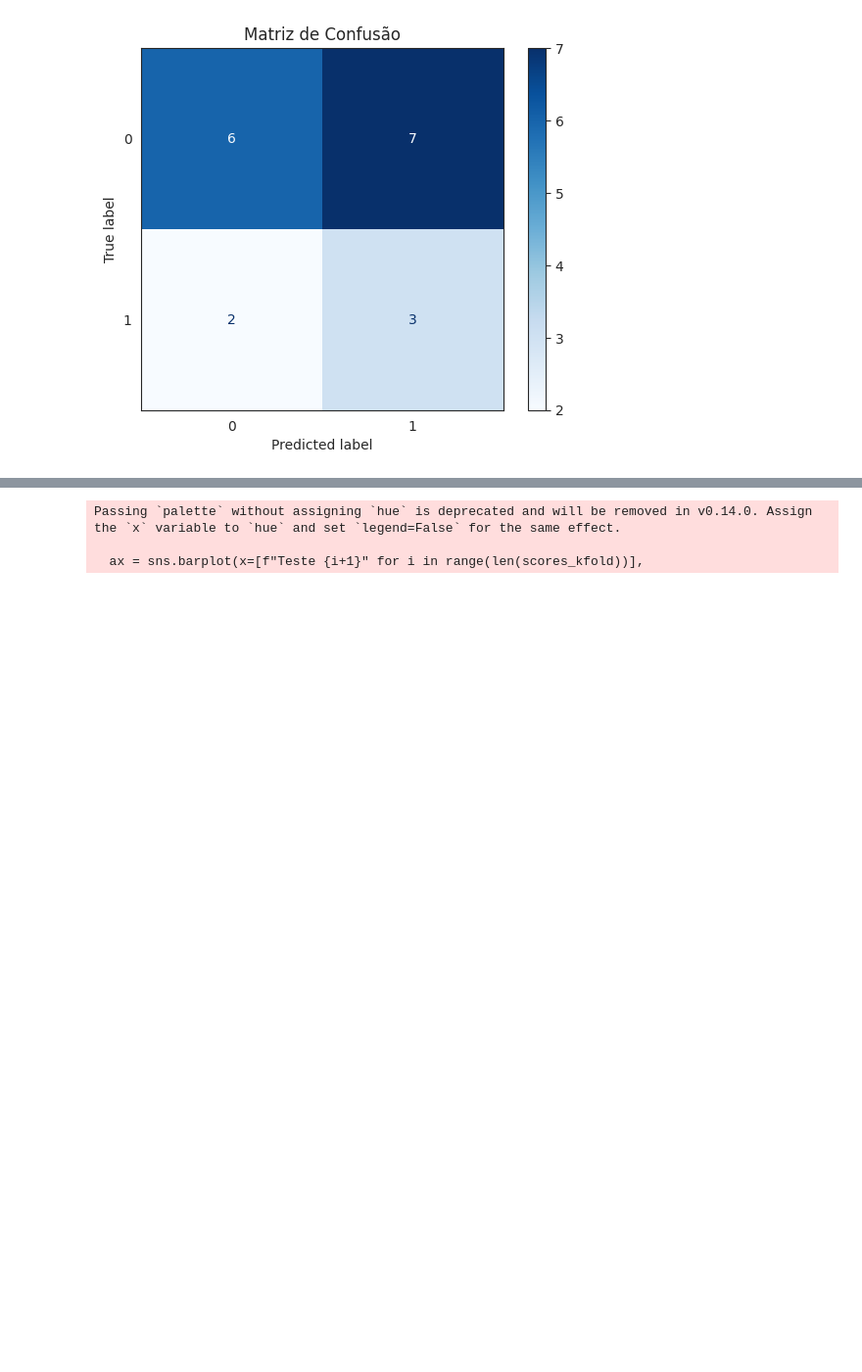
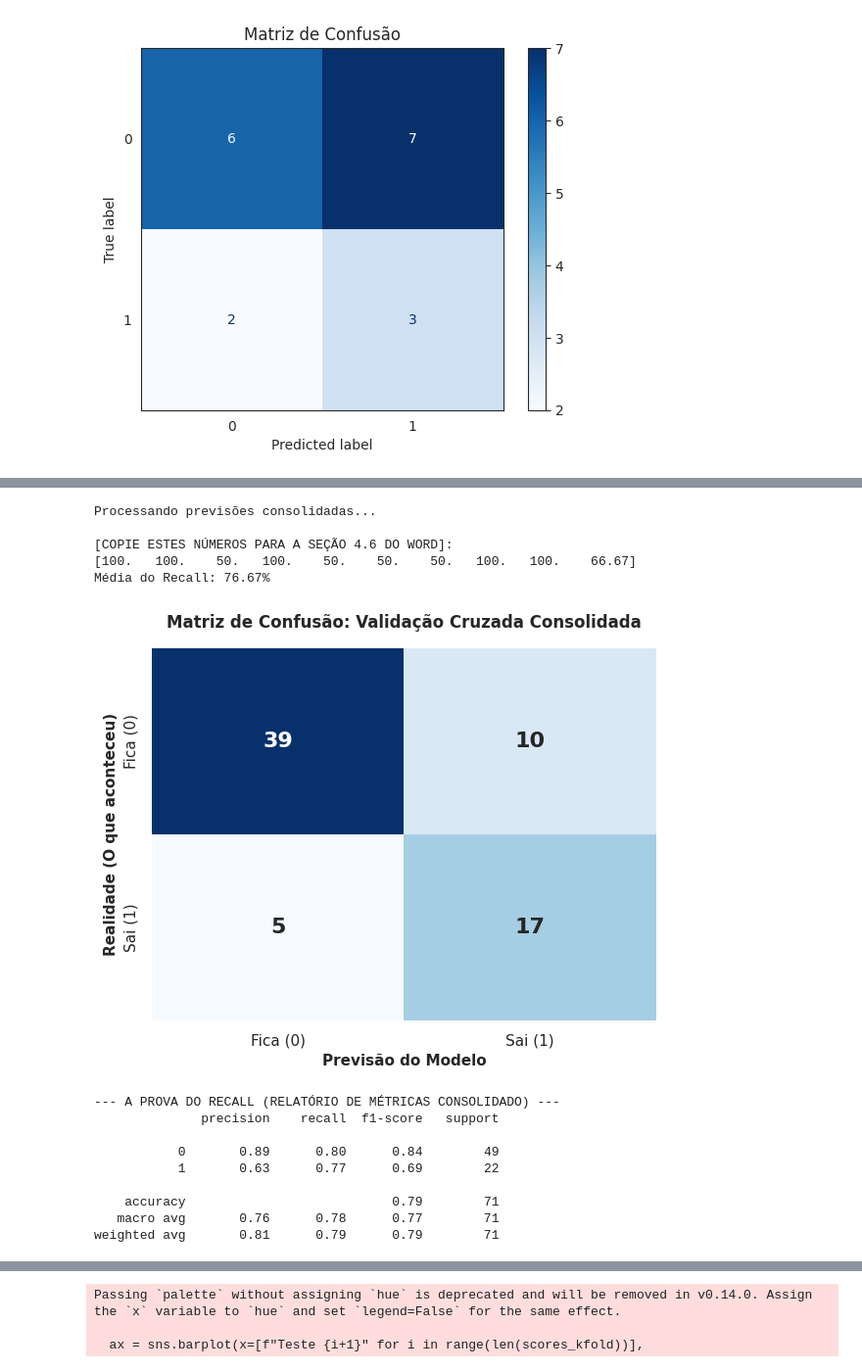
Before and after one commit to Ignowsky/EDA-Turnover, a Jupyter notebook: EDA_PA_Analytics.ipynb, the cells around one changed output, grey strips where cells are left out. Shown at 98% size. Cells and saved outputs as stored; diff of their text form; code cells hidden in the pictures; blank space fills up the shorter version.

```diff
--- a/EDA_PA_Analytics.ipynb
+++ b/EDA_PA_Analytics.ipynb
@@ -1233,0 +1289,65 @@ RELATÓRIO DA VALIDAÇÃO CRUZADA
+# %%
+import numpy as np
+import matplotlib.pyplot as plt
+import seaborn as sns
+from sklearn.model_selection import cross_val_predict, cross_val_score
+from imblearn.pipeline import Pipeline
+from sklearn.preprocessing import StandardScaler
+from imblearn.over_sampling import SMOTE
+from sklearn.linear_model import LogisticRegression
+from sklearn.metrics import classification_report, confusion_matrix
+
+# 1. Recriando o pipeline linear cravado
+pipeline_lr = Pipeline([
+    ('scaler', StandardScaler()),
+    ('smote', SMOTE(random_state=42)),
+    ('lr', LogisticRegression(class_weight='balanced', solver='liblinear', random_state=42))
+])
+
+# 2. Gerando previsões via Cross-Validation para a base INTEIRA de treino
+# Isso aqui gera a Matriz de Confusão
+print("Processando previsões consolidadas...")
+y_pred_cv = cross_val_predict(pipeline_lr, X_train, y_train, cv=10)
+
+# 3. EXTRAINDO O ARRAY DE SCORES PARA O TEXTO (AQUI ESTAVA O DETALHE)
+# Adicionamos scoring='recall' para ele medir a sensibilidade, não a acurácia
+scores_recall = cross_val_score(pipeline_lr, X_train, y_train, cv=10, scoring='recall')
+
+print("\n[COPIE ESTES NÚMEROS PARA A SEÇÃO 4.6 DO WORD]:")
+print(np.round(scores_recall * 100, 2))
+print(f"Média do Recall: {np.mean(scores_recall * 100):.2f}%")
+
+# 4. Gerando a Matriz de Confusão Global Visual
+cm_cv = confusion_matrix(y_train, y_pred_cv)
+
+fig, ax = plt.subplots(figsize=(6, 5))
+sns.heatmap(cm_cv, annot=True, fmt='d', cmap='Blues', cbar=False,
+            xticklabels=['Fica (0)', 'Sai (1)'],
+            yticklabels=['Fica (0)', 'Sai (1)'],
+            annot_kws={"size": 16, "weight": "bold"}, ax=ax)
+
+ax.set_title('Matriz de Confusão: Validação Cruzada Consolidada', fontsize=12, fontweight='bold', pad=15)
+ax.set_ylabel('Realidade (O que aconteceu)', fontsize=11, fontweight='bold')
+ax.set_xlabel('Previsão do Modelo', fontsize=11, fontweight='bold')
+plt.tight_layout()
+plt.show()
+
+# 5. Imprimindo a Prova Real das Métricas
+print("\n--- A PROVA DO RECALL (RELATÓRIO DE MÉTRICAS CONSOLIDADO) ---")
+print(classification_report(y_train, y_pred_cv))
+# %% [output]
+Processando previsões consolidadas...
+
+[COPIE ESTES NÚMEROS PARA A SEÇÃO 4.6 DO WORD]:
+[100.   100.    50.   100.    50.    50.    50.   100.   100.    66.67]
+Média do Recall: 76.67%
+[figure, added]
+--- A PROVA DO RECALL (RELATÓRIO DE MÉTRICAS CONSOLIDADO) ---
+              precision    recall  f1-score   support
+
+           0       0.89      0.80      0.84        49
+           1       0.63      0.77      0.69        22
+
+    accuracy                           0.79        71
+   macro avg       0.76      0.78      0.77        71
+weighted avg       0.81      0.79      0.79        71
```
Also changed, not shown: parts of 6 cells of this notebook.
